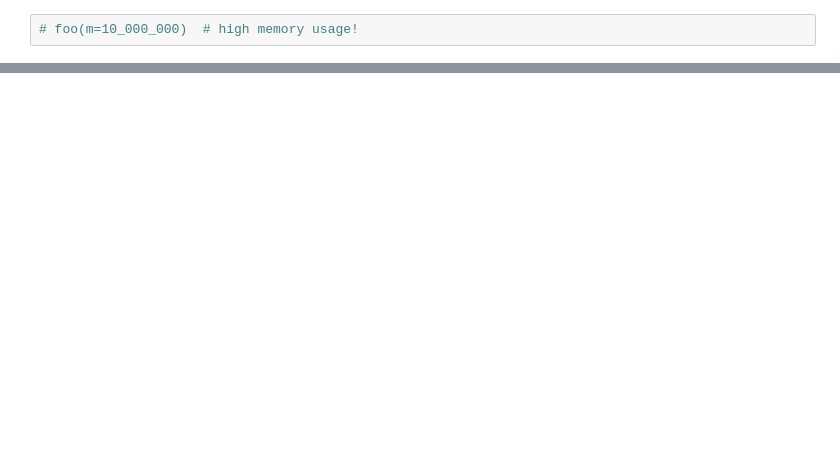
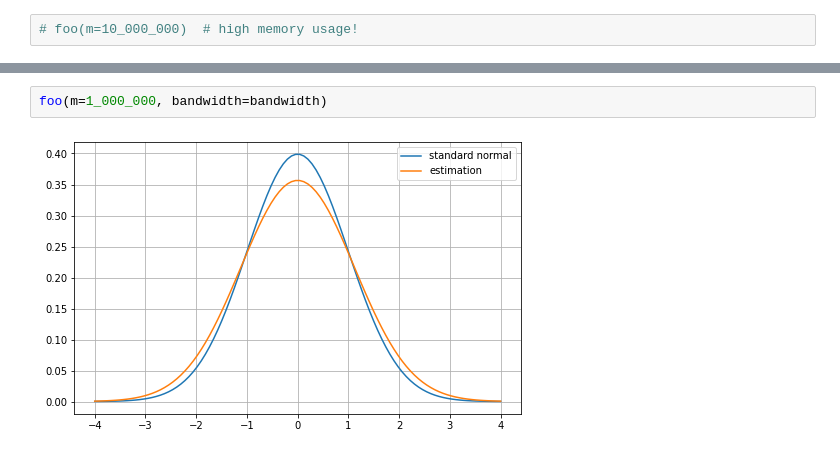
Before and after one commit to krystianfranus/kde-learn, a Jupyter notebook: notebooks/kde.ipynb, the cells around one changed output, grey strips where cells are left out. Drawn from its saved outputs; the diff is of its cells as text; blank space fills up the shorter version.

```diff
--- a/notebooks/kde.ipynb
+++ b/notebooks/kde.ipynb
@@ -35,0 +50,4 @@ foo(m=1_000_000)
+# %%
+foo(m=1_000_000, bandwidth=bandwidth)
+# %% [output]
+[figure, added]
```
Also changed, not shown: parts of 9 cells of this notebook, 5 other files.
